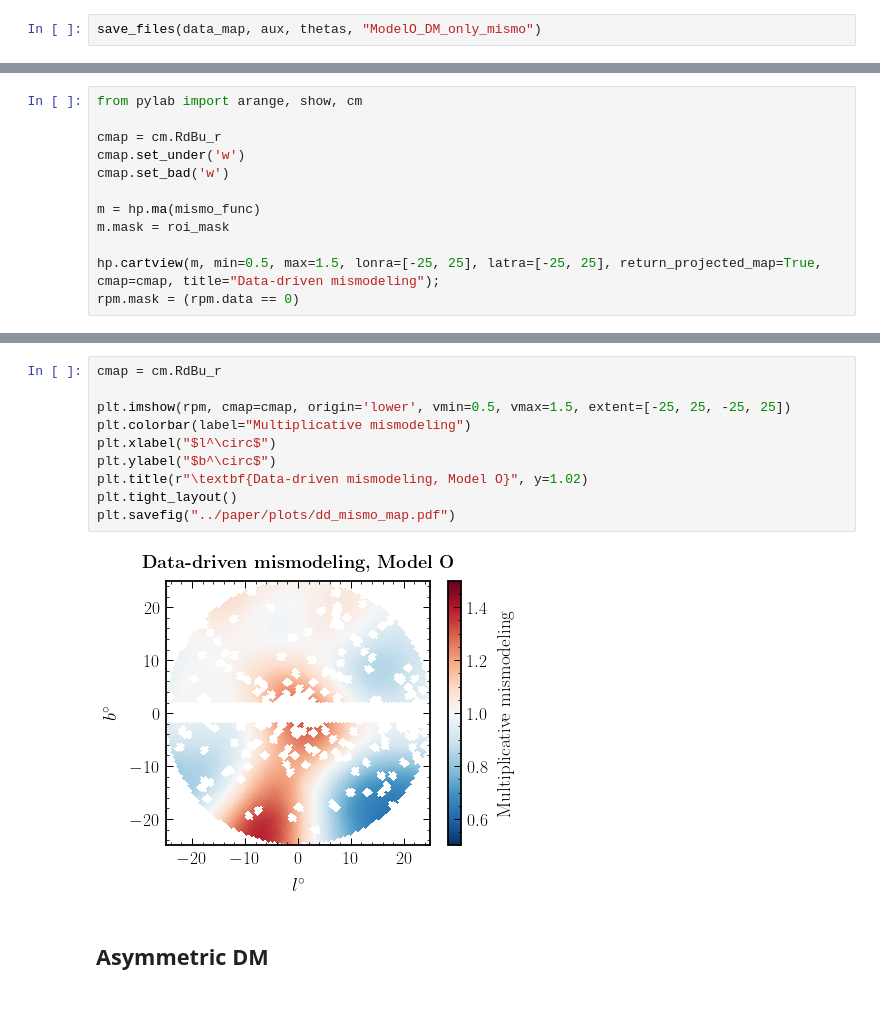
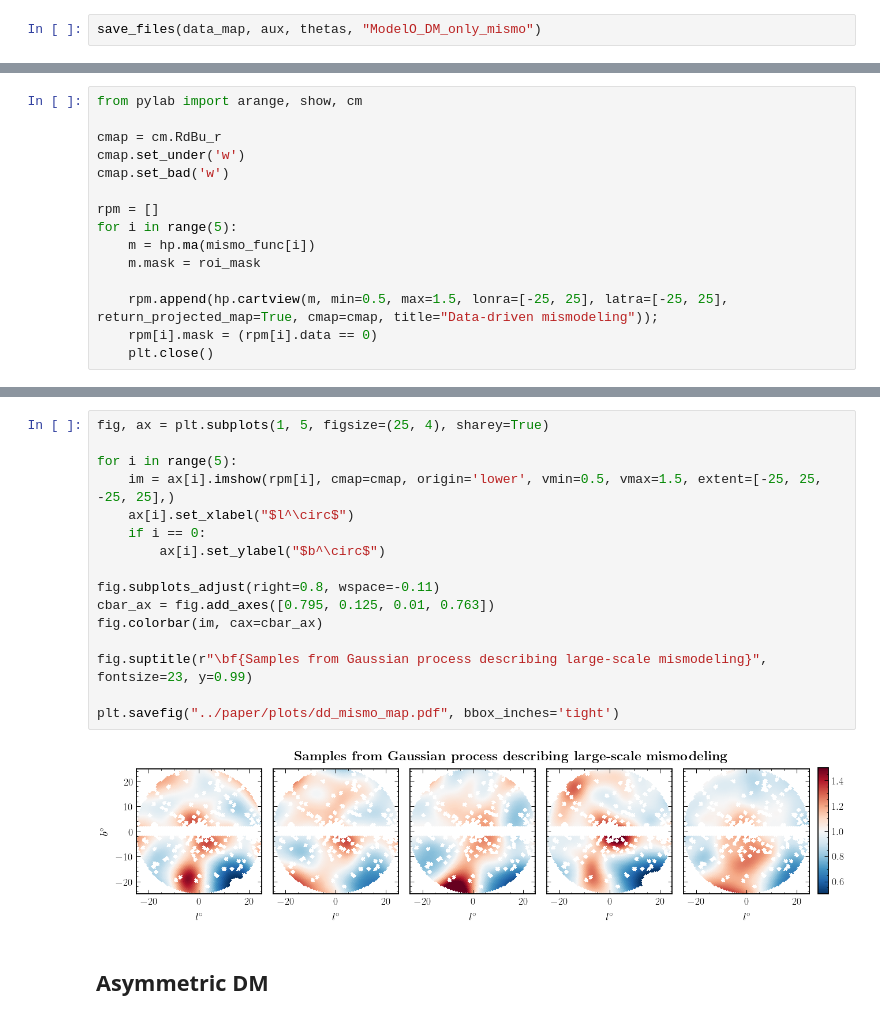
Before and after one commit to smsharma/fermi-gce-flows, a Jupyter notebook: notebooks/05_datasets.ipynb, the cells around one changed output, grey strips where cells are left out. Cells and saved outputs as stored; diff of their text form.

```diff
--- a/notebooks/05_datasets.ipynb
+++ b/notebooks/05_datasets.ipynb
@@ -315,8 +282,11 @@ cmap = cm.RdBu_r
 cmap.set_under('w')
 cmap.set_bad('w')
 
-m = hp.ma(mismo_func)
-m.mask = roi_mask
+rpm = []
+for i in range(5):
+    m = hp.ma(mismo_func[i])
+    m.mask = roi_mask
 
-hp.cartview(m, min=0.5, max=1.5, lonra=[-25, 25], latra=[-25, 25], return_projected_map=True, cmap=cmap, title="Data-driven mismodeling");
-rpm.mask = (rpm.data == 0)
+    rpm.append(hp.cartview(m, min=0.5, max=1.5, lonra=[-25, 25], latra=[-25, 25], return_projected_map=True, cmap=cmap, title="Data-driven mismodeling"));
+    rpm[i].mask = (rpm[i].data == 0)
+    plt.close()
@@ -336,15 +293,21 @@ cols_default = plt.rcParams['axes.prop_cycle'].by_key()['color']
-# %%
-cmap = cm.RdBu_r
-
-plt.imshow(rpm, cmap=cmap, origin='lower', vmin=0.5, vmax=1.5, extent=[-25, 25, -25, 25])
-plt.colorbar(label="Multiplicative mismodeling")
-plt.xlabel("$l^\circ$")
-plt.ylabel("$b^\circ$")
-plt.title(r"\textbf{Data-driven mismodeling, Model O}", y=1.02)
-plt.tight_layout()
-plt.savefig("../paper/plots/dd_mismo_map.pdf")
-# %% [output]
-[figure, removed]
+# %%
+fig, ax = plt.subplots(1, 5, figsize=(25, 4), sharey=True)
+
+for i in range(5):
+    im = ax[i].imshow(rpm[i], cmap=cmap, origin='lower', vmin=0.5, vmax=1.5, extent=[-25, 25, -25, 25],)
+    ax[i].set_xlabel("$l^\circ$")
+    if i == 0:
+        ax[i].set_ylabel("$b^\circ$")
+
+fig.subplots_adjust(right=0.8, wspace=-0.11)
+cbar_ax = fig.add_axes([0.795, 0.125, 0.01, 0.763])
+fig.colorbar(im, cax=cbar_ax)
+
+fig.suptitle(r"\bf{Samples from Gaussian process describing large-scale mismodeling}", fontsize=23, y=0.99)
+
+plt.savefig("../paper/plots/dd_mismo_map.pdf", bbox_inches='tight')
+# %% [output]
+[figure, added]
 # %% [markdown]
 ## Asymmetric DM
 # %%
```
Also changed, not shown: parts of 12 cells of this notebook, 5 other files.
